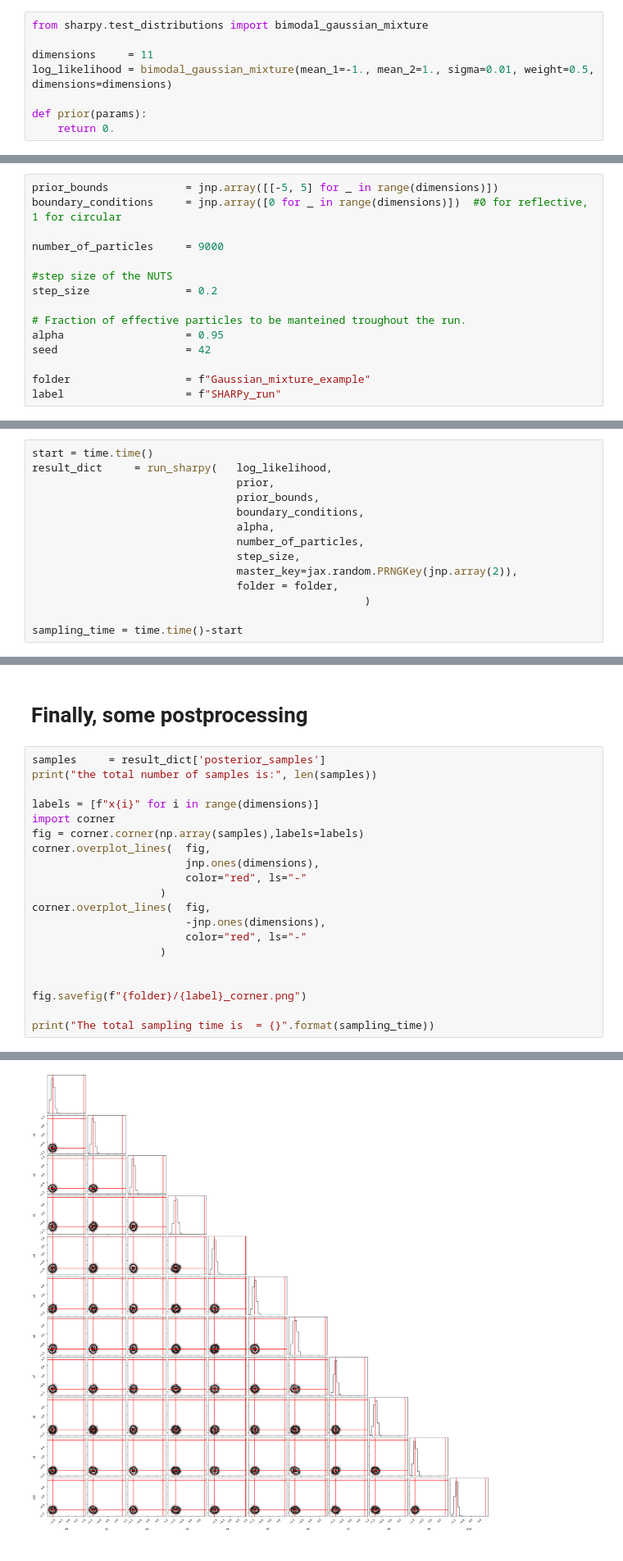
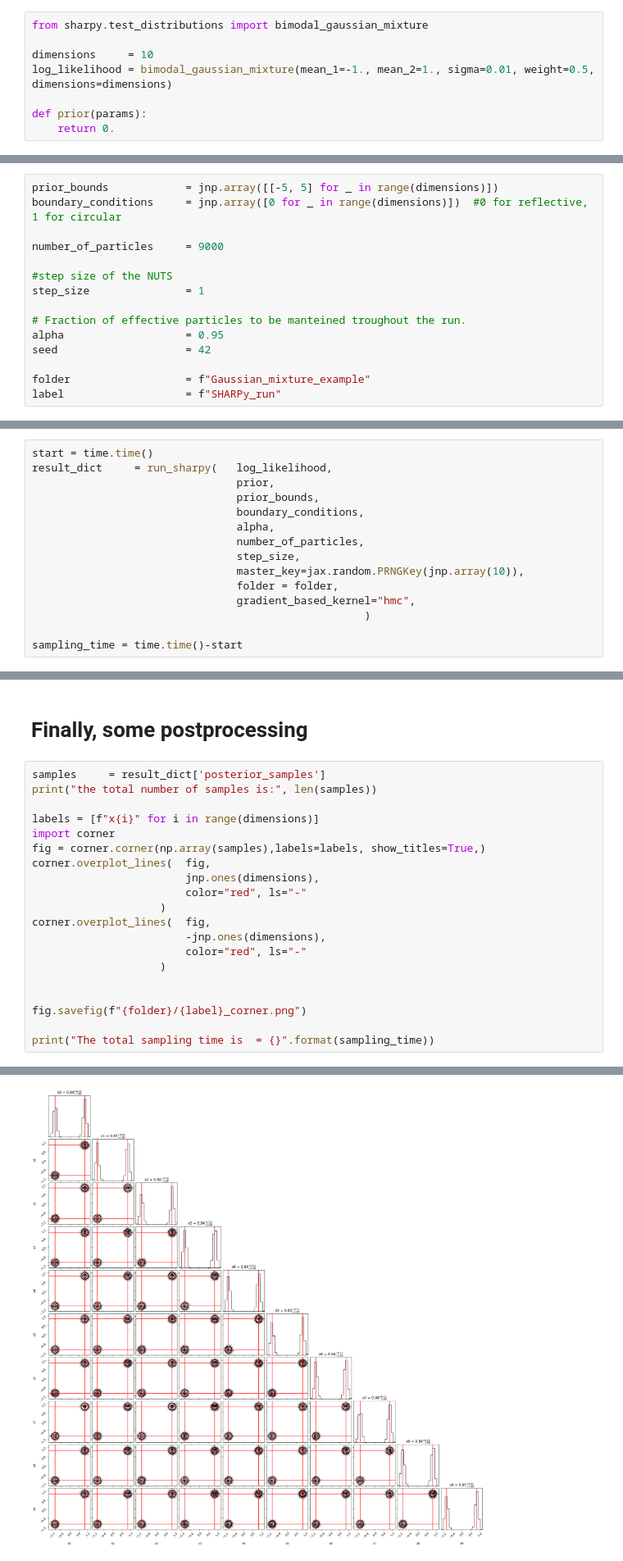
Before and after one commit to gabrieledemasi/sharpy, a Jupyter notebook: Examples/11D_gaussian_mixture.ipynb, the cells around one changed output, grey strips where cells are left out. Shown at 82% size. Saved outputs shown, nothing was run; the diff lists cells and outputs as text.

```diff
--- a/Examples/11D_gaussian_mixture.ipynb
+++ b/Examples/11D_gaussian_mixture.ipynb
@@ -16,7 +16,7 @@ from sharpy.smc_functions import run_sharpy
 # %%
 from sharpy.test_distributions import bimodal_gaussian_mixture
 
-dimensions     = 11
+dimensions     = 10
 log_likelihood = bimodal_gaussian_mixture(mean_1=-1., mean_2=1., sigma=0.01, weight=0.5, dimensions=dimensions)
 
 def prior(params):
@@ -30,7 +30,7 @@ boundary_conditions     = jnp.array([0 for _ in range(dimensions)])  #0 for refl
 number_of_particles     = 9000
 
 #step size of the NUTS
-step_size               = 0.2
+step_size               = 1
 
 # Fraction of effective particles to be manteined troughout the run.
 alpha                   = 0.95
@@ -49,8 +49,9 @@ result_dict     = run_sharpy(   log_likelihood,
                                 alpha,
                                 number_of_particles,
                                 step_size,
-                                master_key=jax.random.PRNGKey(jnp.array(2)),
+                                master_key=jax.random.PRNGKey(jnp.array(10)),
                                 folder = folder,
+                                gradient_based_kernel="hmc",
                                                     )
 
 sampling_time = time.time()-start
@@ -80,7 +66,7 @@ print("the total number of samples is:", len(samples))
 
 labels = [f"x{i}" for i in range(dimensions)]
 import corner
-fig = corner.corner(np.array(samples),labels=labels)
+fig = corner.corner(np.array(samples),labels=labels, show_titles=True,)
 corner.overplot_lines(  fig,
                         jnp.ones(dimensions),
                         color="red", ls="-"
@@ -106 +86 @@ The total sampling time is  = 14.888750791549683
-[figure, old version]
+[figure, new version]
```
Also changed, not shown: parts of 2 cells of this notebook, 3 other files.
